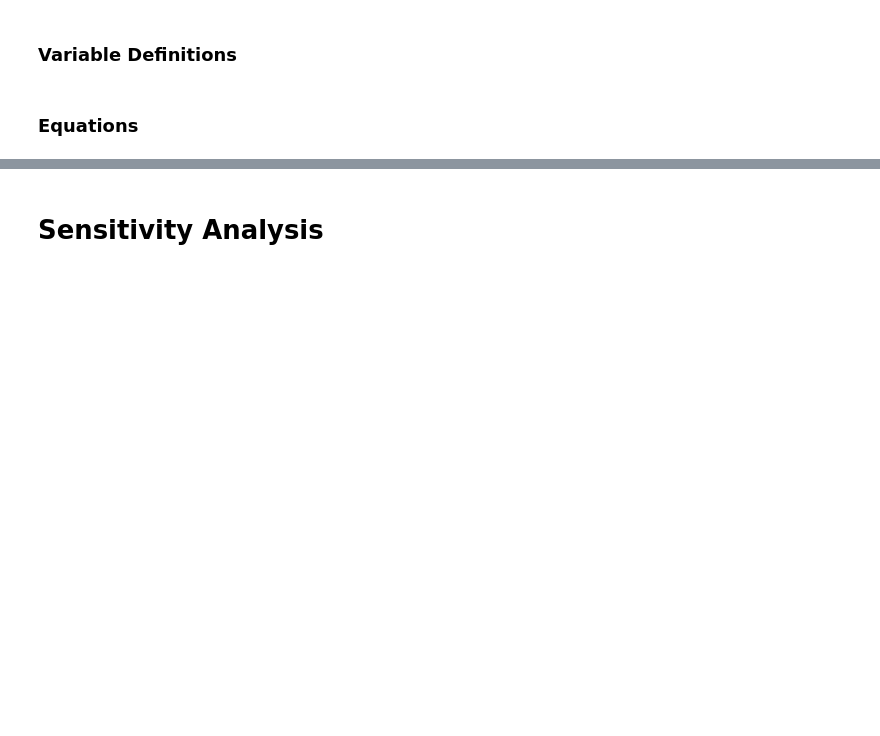
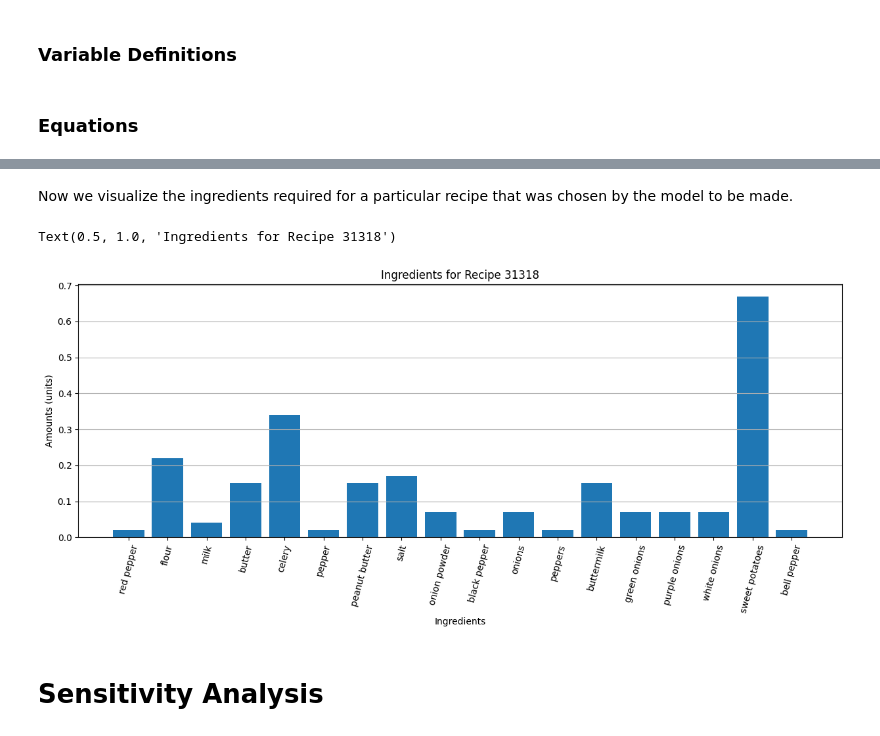
Before and after one commit to noahjillson/Recipe-Optimizations, a Jupyter notebook: modeling.ipynb, the cells around one changed output, grey strips where cells are left out. Cells and saved outputs as stored; diff of their text form; code cells hidden in the pictures; blank space fills up the shorter version.

```diff
--- a/modeling.ipynb
+++ b/modeling.ipynb
@@ -185,3 +237,15 @@ money_optimization.solve()
+# %% [markdown]
+Now we visualize the ingredients required for a particular recipe that was chosen by the model to be made.
+# %%
+plt.grid(which='both', axis='y')
+plt.bar(A['31318', :].records['I'].values,A['31318', :].records['value'].values, width=0.8)
+plt.xticks(rotation=75)
+plt.xlabel('Ingredients')
+plt.ylabel('Amounts (units)')
+plt.title('Ingredients for Recipe 31318')
+# %% [output]
+Text(0.5, 1.0, 'Ingredients for Recipe 31318')
+[figure, added]
 # %% [markdown]
 # Sensitivity Analysis
 # %% [markdown]
```
Also changed, not shown: parts of 23 cells of this notebook.
